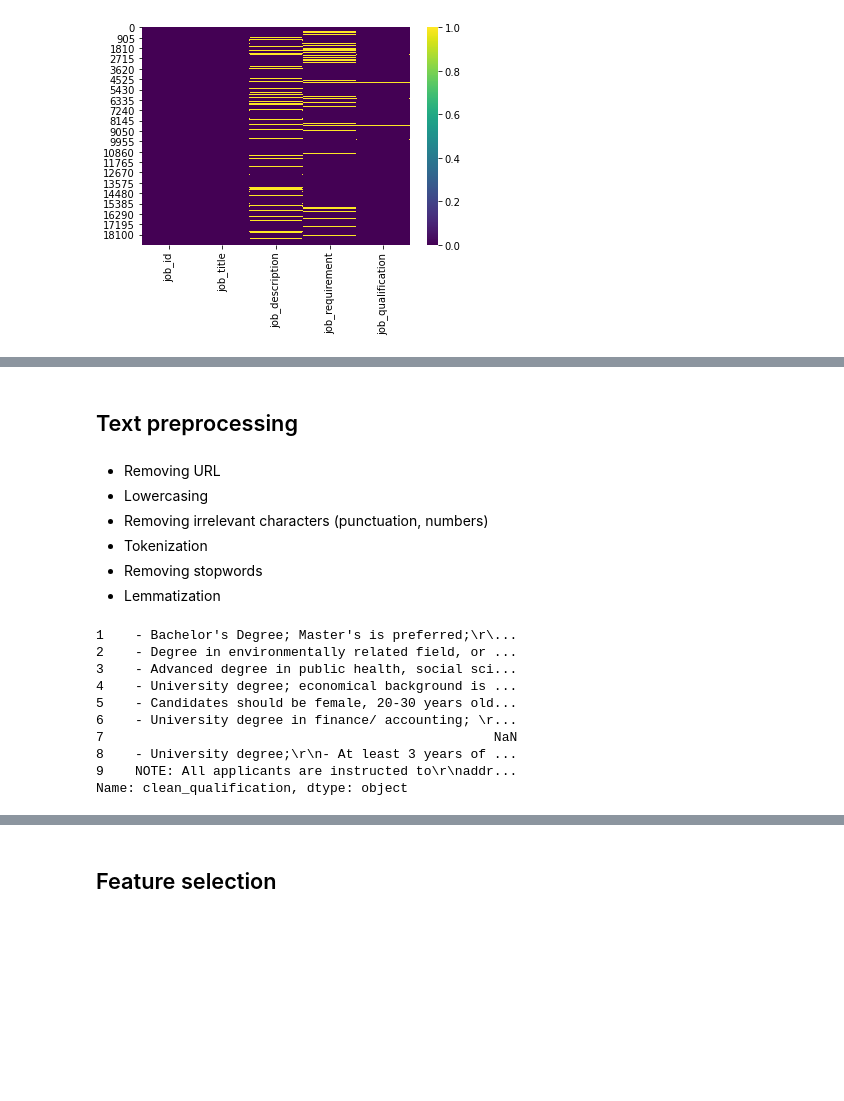
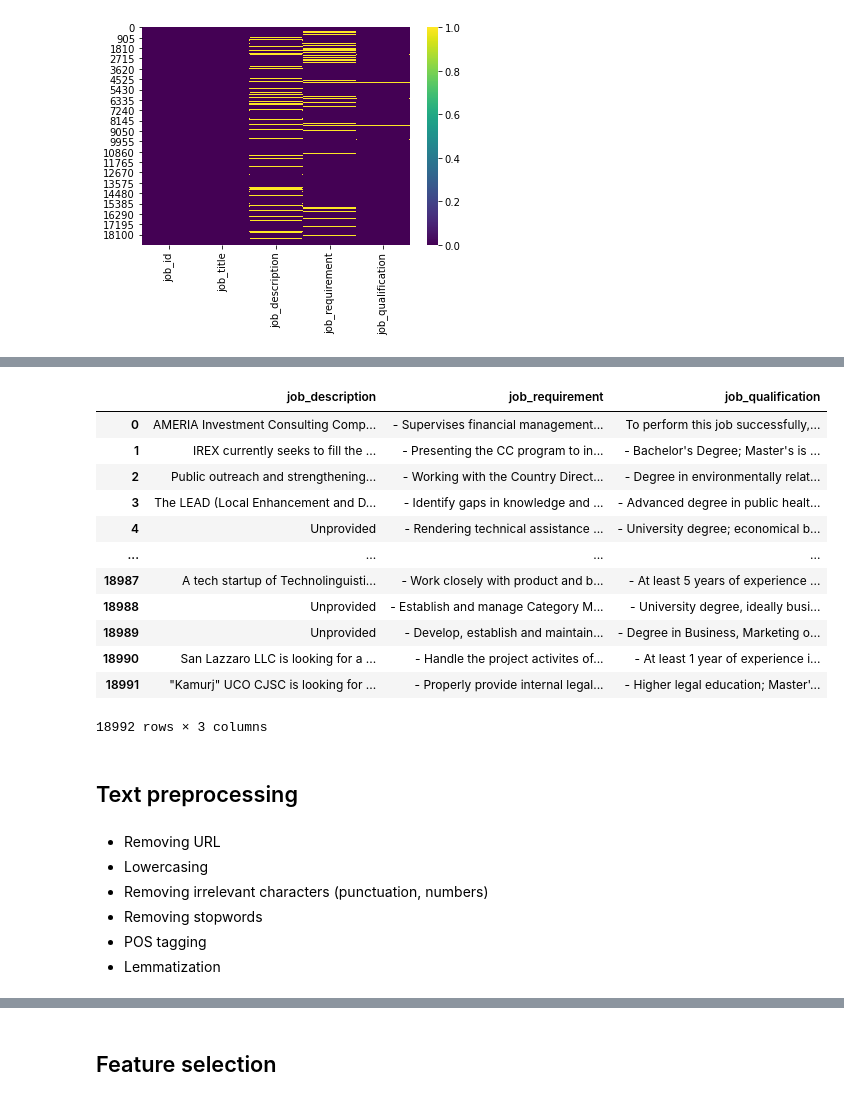
Before and after one commit to dhbangtroi/dss-thesis, a Jupyter notebook: CODES/Thesis-Draft-Codes.ipynb, the cells around one changed output, grey strips where cells are left out. Saved outputs shown, nothing was run; the diff lists cells and outputs as text; code cells hidden in the pictures; blank space fills up the shorter version.

```diff
--- a/CODES/Thesis-Draft-Codes.ipynb
+++ b/CODES/Thesis-Draft-Codes.ipynb
@@ -13,6 +49,9 @@ import seaborn as sns
 # %% [markdown]
 ## Import data
 # %%
-BASE_DIR = "E:/THIENDHB_GOOGLEDRIVE/MASTER TILBURG/THESIS/DATASET/"
+BASE_DIR = "E:/THIENDHB_GOOGLEDRIVE/MASTER TILBURG/THESIS/"
+INPUT_DIR = BASE_DIR + "DATASET/INPUT/"
+OUTPUT_DIR = BASE_DIR + "DATASET/OUTPUT/"
 
-df = pd.read_csv(BASE_DIR + "refined_jobpost_data.csv")
+df_raw = pd.read_csv(INPUT_DIR + "refined_jobpost_data.csv")
+pd.set_option('display.max_colwidth', None)
@@ -76,3 +125,8 @@ sns.heatmap(df.isnull(), cmap='viridis')
 # %% [output]
 <AxesSubplot:>
 [figure]
+# %%
+# Replace missing values with "No information"
+df = df_raw.copy(deep=True)
+df.fillna('Unprovided', inplace=True)
+df.head(3)
@@ -79,9 +156,28 @@ sns.heatmap(df.isnull(), cmap='viridis')
+# %%
+skill_columns = ["job_description", "job_requirement", "job_qualification"]
+# skill_df = df.loc[1:5, skill_columns]
+skill_df = df[skill_columns]
+skill_df
+# %% [output]
+|  | job_description | job_requirement | job_qualification |
+| 0 | AMERIA Investment Consulting Comp... | - Supervises financial management... | To perform this job successfully,... |
+| 1 | IREX currently seeks to fill the ... | - Presenting the CC program to in... | - Bachelor's Degree; Master's is ... |
+| 2 | Public outreach and strengthening... | - Working with the Country Direct... | - Degree in environmentally relat... |
+| 3 | The LEAD (Local Enhancement and D... | - Identify gaps in knowledge and ... | - Advanced degree in public healt... |
+| 4 | Unprovided | - Rendering technical assistance ... | - University degree; economical b... |
+| ... | ... | ... | ... |
+| 18987 | A tech startup of Technolinguisti... | - Work closely with product and b... | - At least 5 years of experience ... |
+| 18988 | Unprovided | - Establish and manage Category M... | - University degree, ideally busi... |
+| 18989 | Unprovided | - Develop, establish and maintain... | - Degree in Business, Marketing o... |
+| 18990 | San Lazzaro LLC is looking for a ... | - Handle the project activites of... | - At least 1 year of experience i... |
+| 18991 | "Kamurj" UCO CJSC is looking for ... | - Properly provide internal legal... | - Higher legal education; Master'... |
+18992 rows × 3 columns
 # %% [markdown]
 ## Text preprocessing
 # %% [markdown]
 - Removing URL
 - Lowercasing
 - Removing irrelevant characters (punctuation, numbers)
-- Tokenization
 - Removing stopwords
+- POS tagging
 - Lemmatization
@@ -95,13 +183,0 @@ df["clean_qualification"] = (
-# %%
-df["clean_qualification"][1:10]
-# %% [output]
-1    - Bachelor's Degree; Master's is preferred;\r\...
-2    - Degree in environmentally related field, or ...
-3    - Advanced degree in public health, social sci...
-4    - University degree; economical background is ...
-5    - Candidates should be female, 20-30 years old...
-6    - University degree in finance/ accounting; \r...
-7                                                  NaN
-8    - University degree;\r\n- At least 3 years of ...
-9    NOTE: All applicants are instructed to\r\naddr...
-Name: clean_qualification, dtype: object
```
Also changed, not shown: parts of 41 cells of this notebook, 1 other file.
